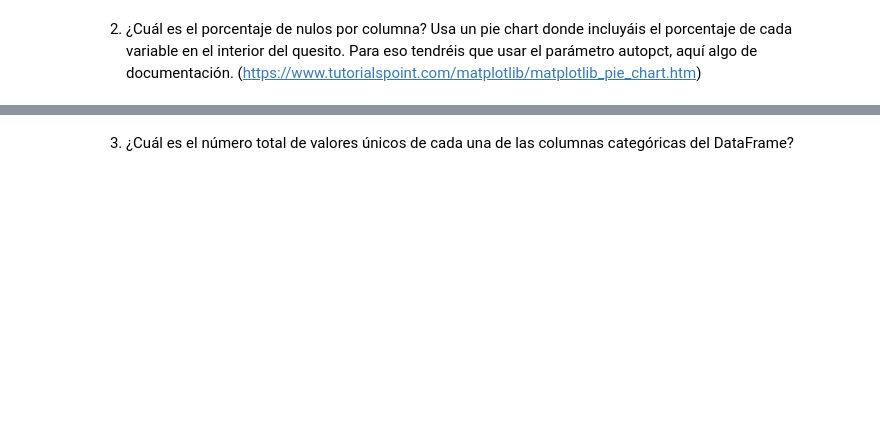
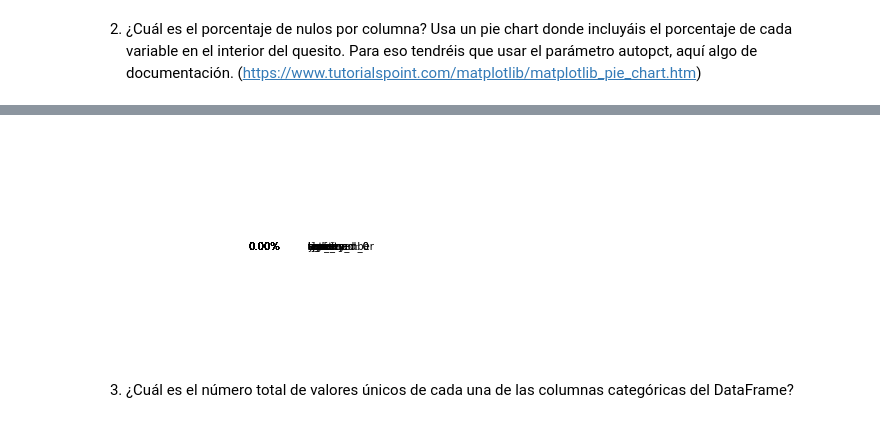
Before and after one commit to Adalab/DA-Stadistics-y-Visualizacion-Matlab-and-Seaborn-, a Jupyter notebook: visualizacion/pairprog-visualizacion-visualizacion1_matplotlib.ipynb, the cells around one changed output, grey strips where cells are left out. Saved outputs shown, nothing was run; the diff lists cells and outputs as text; code cells hidden in the pictures; blank space fills up the shorter version.

```diff
--- a/visualizacion/pairprog-visualizacion-visualizacion1_matplotlib.ipynb
+++ b/visualizacion/pairprog-visualizacion-visualizacion1_matplotlib.ipynb
@@ -14,2 +90,7 @@ Tendréis que realizar gráficas para contestar a las siguientes preguntas:
 # %% [markdown]
 2. ¿Cuál es el porcentaje de nulos por columna? Usa un pie chart donde incluyáis el porcentaje de cada variable en el interior del quesito. Para eso tendréis que usar el parámetro autopct, aquí algo de documentación. (https://www.tutorialspoint.com/matplotlib/matplotlib_pie_chart.htm)
+# %%
+df_nulos=df.isna().sum()
+df_nulos
+#no calculamos el porcentaje de nulos por columna(porcentajes=(df.isna().sum())/(df.isna().sum().sum())*100)
+#  porque no hay ningun nulo en las columnas. Tomamos los datos ceros como dato para el piechart.
@@ -16,2 +135,14 @@ Tendréis que realizar gráficas para contestar a las siguientes preguntas:
+# %%
+variables=['Unnamed: 0', 'case_number', 'unnamed:_0', 'year', 'type', 'country',
+       'area', 'location', 'activity', 'name', 'sex_', 'age', 'time',
+       'species_', 'href', 'siglo']
+       #lo hemos copiado de la variable df_columns, aunque podriamos haber ejecutado aqui otra vez el
+       #  codigo df.columns
+plt.figure()
+plt.pie(df_nulos,labels=variables,autopct='%1.2f%%')
+plt.show()
+#el piechart no muestra nada ya que no tenemos ningun valor nulo en ninguna de sus variables.
+# %% [output]
+[figure, added]
 # %% [markdown]
 3. ¿Cuál es el número total de valores únicos de cada una de las columnas categóricas del DataFrame?
```
Also changed, not shown: parts of 13 cells of this notebook, 4 other files.
